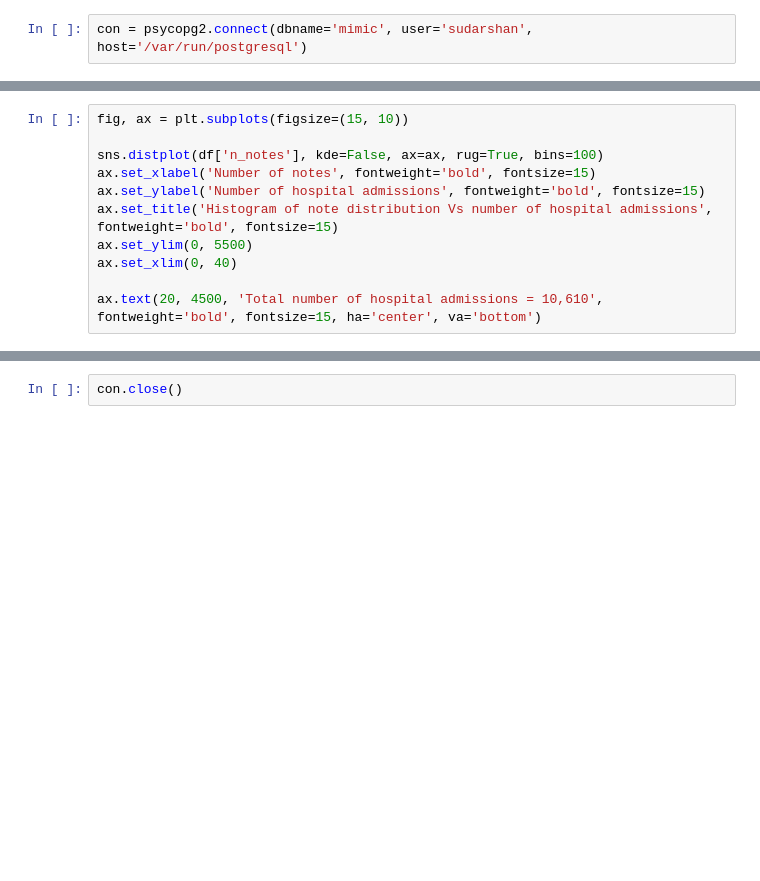
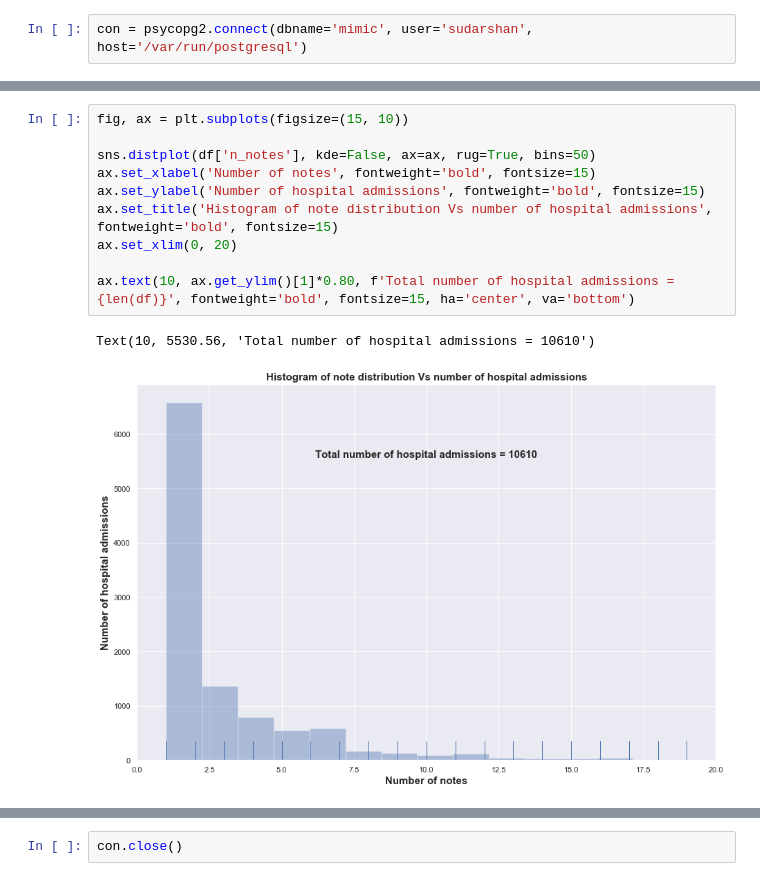
Before and after one commit to sudarshan85/mimic_extraction, a Jupyter notebook: data_stats.ipynb, the cells around one changed output, grey strips where cells are left out. Cells and saved outputs as stored; diff of their text form; blank space fills up the shorter version.

```diff
--- a/data_stats.ipynb
+++ b/data_stats.ipynb
@@ -124,14 +75,16 @@ df.head()
 # %%
 fig, ax = plt.subplots(figsize=(15, 10))
 
-sns.distplot(df['n_notes'], kde=False, ax=ax, rug=True, bins=100)
+sns.distplot(df['n_notes'], kde=False, ax=ax, rug=True, bins=50)
 ax.set_xlabel('Number of notes', fontweight='bold', fontsize=15)
 ax.set_ylabel('Number of hospital admissions', fontweight='bold', fontsize=15)
 ax.set_title('Histogram of note distribution Vs number of hospital admissions', fontweight='bold', fontsize=15)
-ax.set_ylim(0, 5500)
-ax.set_xlim(0, 40)
+ax.set_xlim(0, 20)
 
-ax.text(20, 4500, 'Total number of hospital admissions = 10,610', fontweight='bold', fontsize=15, ha='center', va='bottom')
+ax.text(10, ax.get_ylim()[1]*0.80, f'Total number of hospital admissions = {len(df)}', fontweight='bold', fontsize=15, ha='center', va='bottom')
+# %% [output]
+Text(10, 5530.56, 'Total number of hospital admissions = 10610')
+[figure, added]
 # %%
 query = """
 select hadm_id, avg(wait_period) as avg_wait_period from data group by hadm_id order by hadm_id;
```
Also changed, not shown: parts of 18 cells of this notebook, 1 other file.
